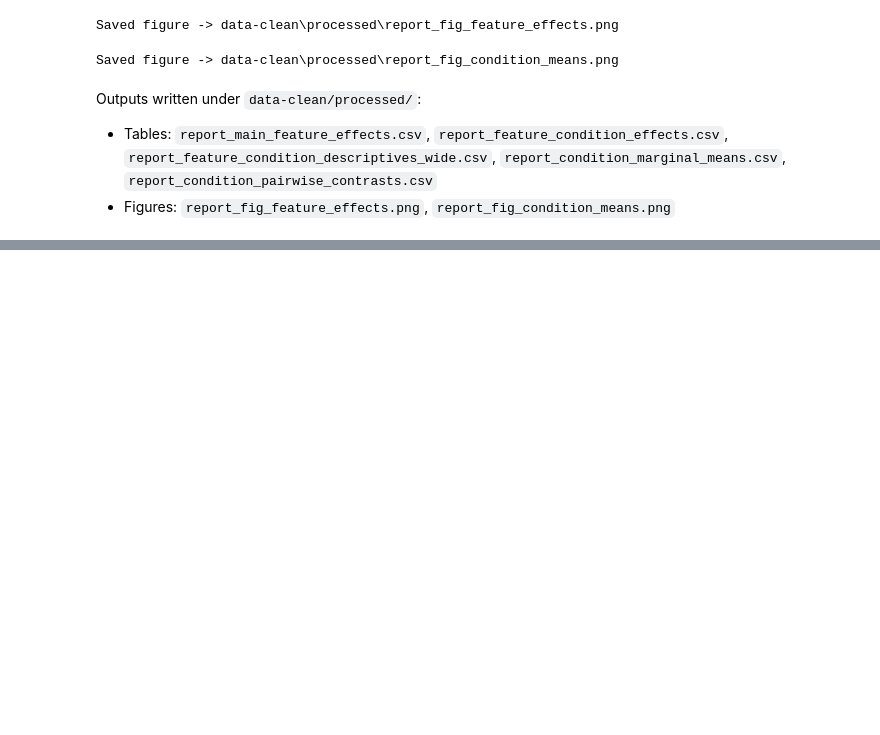
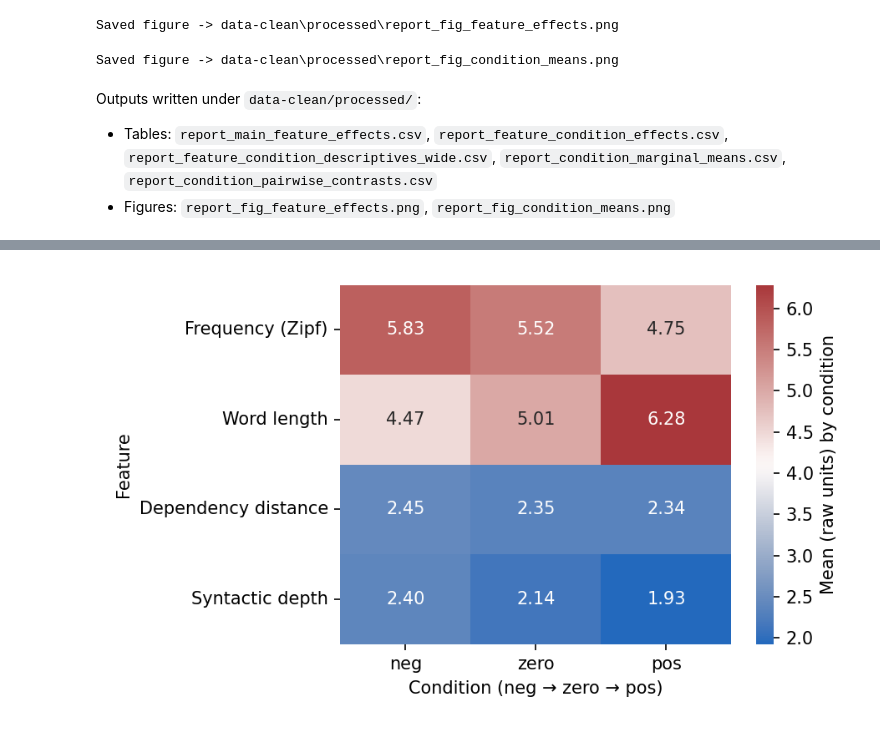
Before and after one commit to mertyesilyurrt/my, a Jupyter notebook: StudyPipeline.ipynb, the cells around one changed output, grey strips where cells are left out. Cells and saved outputs as stored; diff of their text form; code cells hidden in the pictures; blank space fills up the shorter version.

```diff
--- a/StudyPipeline.ipynb
+++ b/StudyPipeline.ipynb
@@ -1585,0 +1731,37 @@ Outputs written under `data-clean/processed/`:
+# %%
+# 2) Feature means by condition (integration cost removed)
+from pathlib import Path
+from IPython.display import display, Image
+import pandas as pd
+import seaborn as sns
+import matplotlib.pyplot as plt
+
+proc = Path('data-clean/processed')
+ordered_png = proc / 'report_fig_feature_means_heatmap_ordered.png'
+default_png = proc / 'report_fig_feature_means_heatmap.png'
+if ordered_png.exists():
+    display(Image(filename=str(ordered_png)))
+elif default_png.exists():
+    # Try to reconstruct a version without integration_cost using the wide table
+    wide_csv = proc / 'report_feature_condition_descriptives_wide.csv'
+    if wide_csv.exists():
+        wide = pd.read_csv(wide_csv)
+        value_cols = [c for c in wide.columns if c in {'neg','zero','pos'}]
+        df = wide[['feature'] + value_cols].copy()
+        df = df[~df['feature'].str.contains('integration', case=False, na=False)]
+        df_m = df.melt(id_vars='feature', var_name='condition', value_name='mean')
+        pivot = df_m.pivot(index='feature', columns='condition', values='mean')
+        order = ['neg','zero','pos']
+        plt.figure(figsize=(8,5))
+        sns.heatmap(pivot.loc[:, order], annot=True, fmt='.2f', cmap='RdBu_r', center=pivot.values.mean())
+        plt.title('Feature means by condition (integration cost removed)')
+        plt.ylabel('Feature')
+        plt.xlabel('Condition (neg → zero → pos)')
+        plt.tight_layout()
+        plt.show()
+    else:
+        display(Image(filename=str(default_png)))
+else:
+    print('Missing:', ordered_png)
+# %% [output]
+[figure, added]
```
Also changed, not shown: parts of 17 cells of this notebook.
